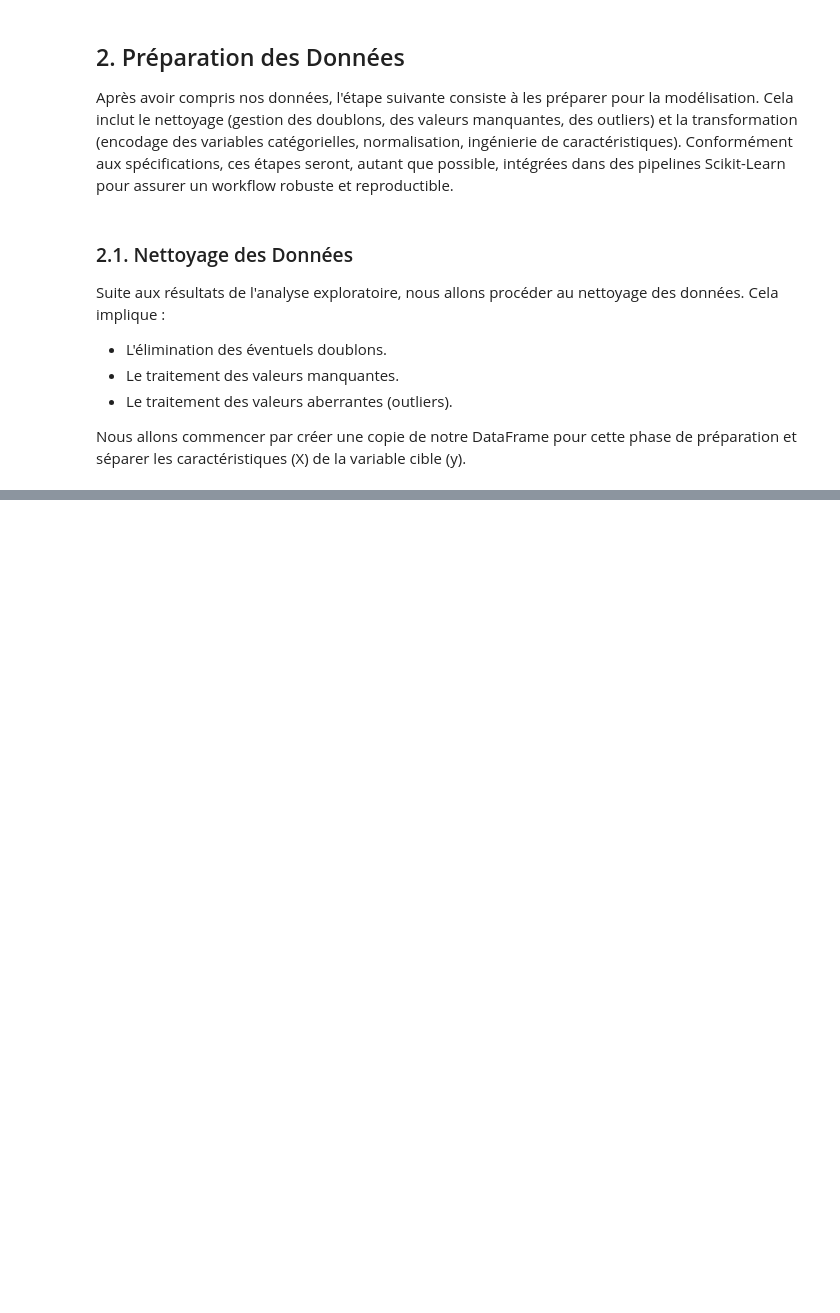
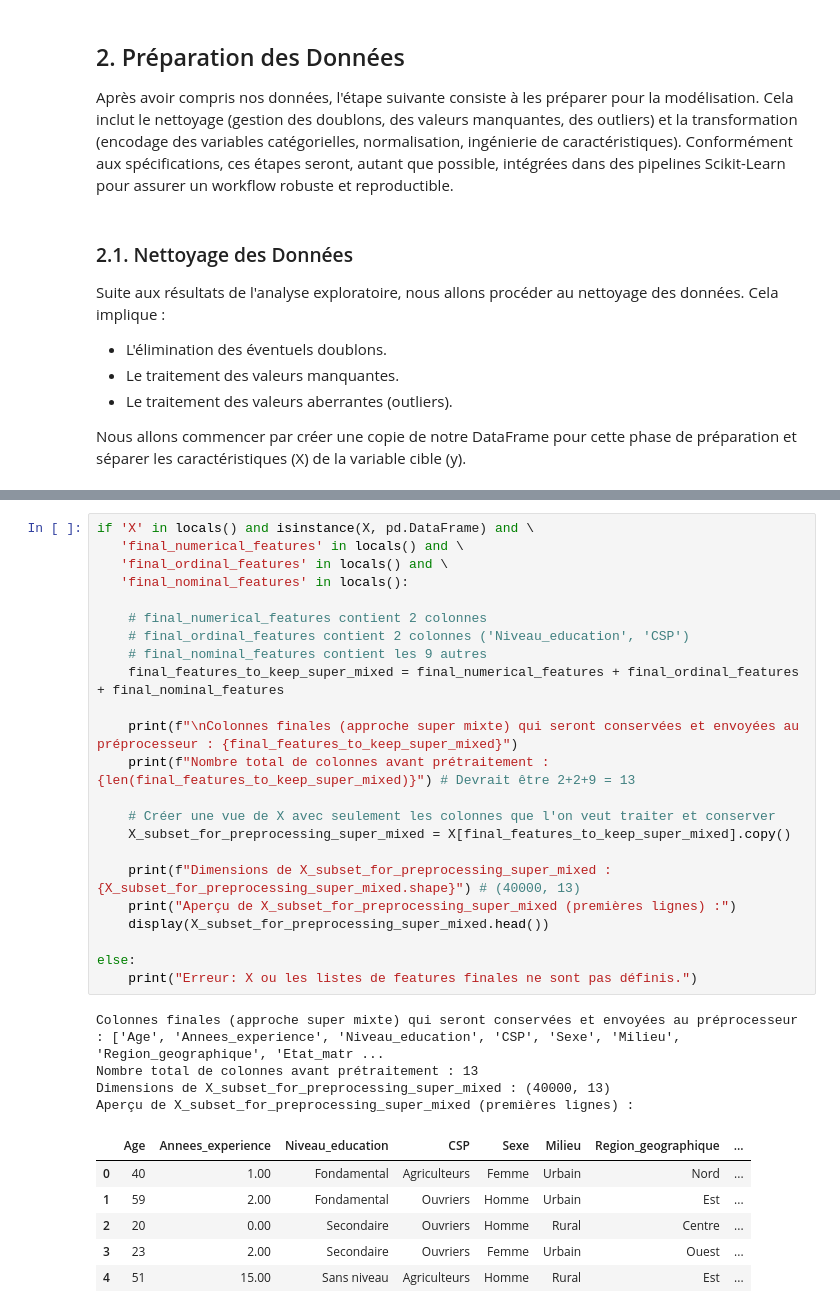
Before and after one commit to elnassim/ProjectML, a Jupyter notebook: mini_projet_AI.ipynb, the cells around one changed output, grey strips where cells are left out. Drawn from its saved outputs; the diff is of its cells as text; blank space fills up the shorter version.

```diff
--- a/mini_projet_AI.ipynb
+++ b/mini_projet_AI.ipynb
@@ -442,0 +786,34 @@ Dimensions de y : (40000,)
+# %%
+if 'X' in locals() and isinstance(X, pd.DataFrame) and \
+   'final_numerical_features' in locals() and \
+   'final_ordinal_features' in locals() and \
+   'final_nominal_features' in locals():
+
+    # final_numerical_features contient 2 colonnes
+    # final_ordinal_features contient 2 colonnes ('Niveau_education', 'CSP')
+    # final_nominal_features contient les 9 autres
+    final_features_to_keep_super_mixed = final_numerical_features + final_ordinal_features + final_nominal_features
+
+    print(f"\nColonnes finales (approche super mixte) qui seront conservées et envoyées au préprocesseur : {final_features_to_keep_super_mixed}")
+    print(f"Nombre total de colonnes avant prétraitement : {len(final_features_to_keep_super_mixed)}") # Devrait être 2+2+9 = 13
+
+    # Créer une vue de X avec seulement les colonnes que l'on veut traiter et conserver
+    X_subset_for_preprocessing_super_mixed = X[final_features_to_keep_super_mixed].copy()
+
+    print(f"Dimensions de X_subset_for_preprocessing_super_mixed : {X_subset_for_preprocessing_super_mixed.shape}") # (40000, 13)
+    print("Aperçu de X_subset_for_preprocessing_super_mixed (premières lignes) :")
+    display(X_subset_for_preprocessing_super_mixed.head())
+
+else:
+    print("Erreur: X ou les listes de features finales ne sont pas définis.")
+# %% [output]
+Colonnes finales (approche super mixte) qui seront conservées et envoyées au préprocesseur : ['Age', 'Annees_experience', 'Niveau_education', 'CSP', 'Sexe', 'Milieu', 'Region_geographique', 'Etat_matr ...
+Nombre total de colonnes avant prétraitement : 13
+Dimensions de X_subset_for_preprocessing_super_mixed : (40000, 13)
+Aperçu de X_subset_for_preprocessing_super_mixed (premières lignes) :
+|  | Age | Annees_experience | Niveau_education | CSP | Sexe | Milieu | Region_geographique | ... |
+| 0 | 40 | 1.00 | Fondamental | Agriculteurs | Femme | Urbain | Nord | ... |
+| 1 | 59 | 2.00 | Fondamental | Ouvriers | Homme | Urbain | Est | ... |
+| 2 | 20 | 0.00 | Secondaire | Ouvriers | Homme | Rural | Centre | ... |
+| 3 | 23 | 2.00 | Secondaire | Ouvriers | Femme | Urbain | Ouest | ... |
+| 4 | 51 | 15.00 | Sans niveau | Agriculteurs | Homme | Rural | Est | ... |
```
Also changed, not shown: parts of 23 cells of this notebook, 2 other files.
